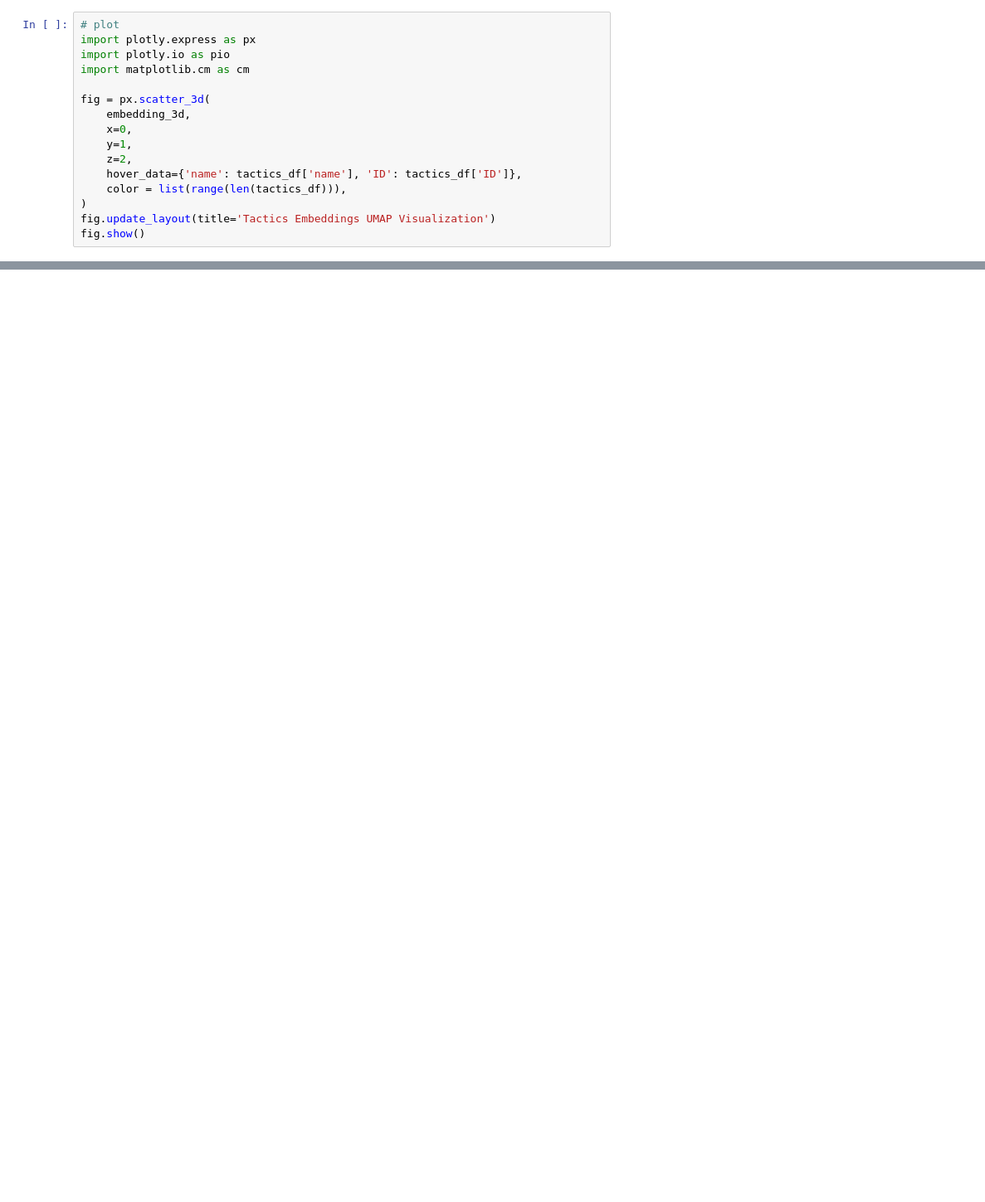
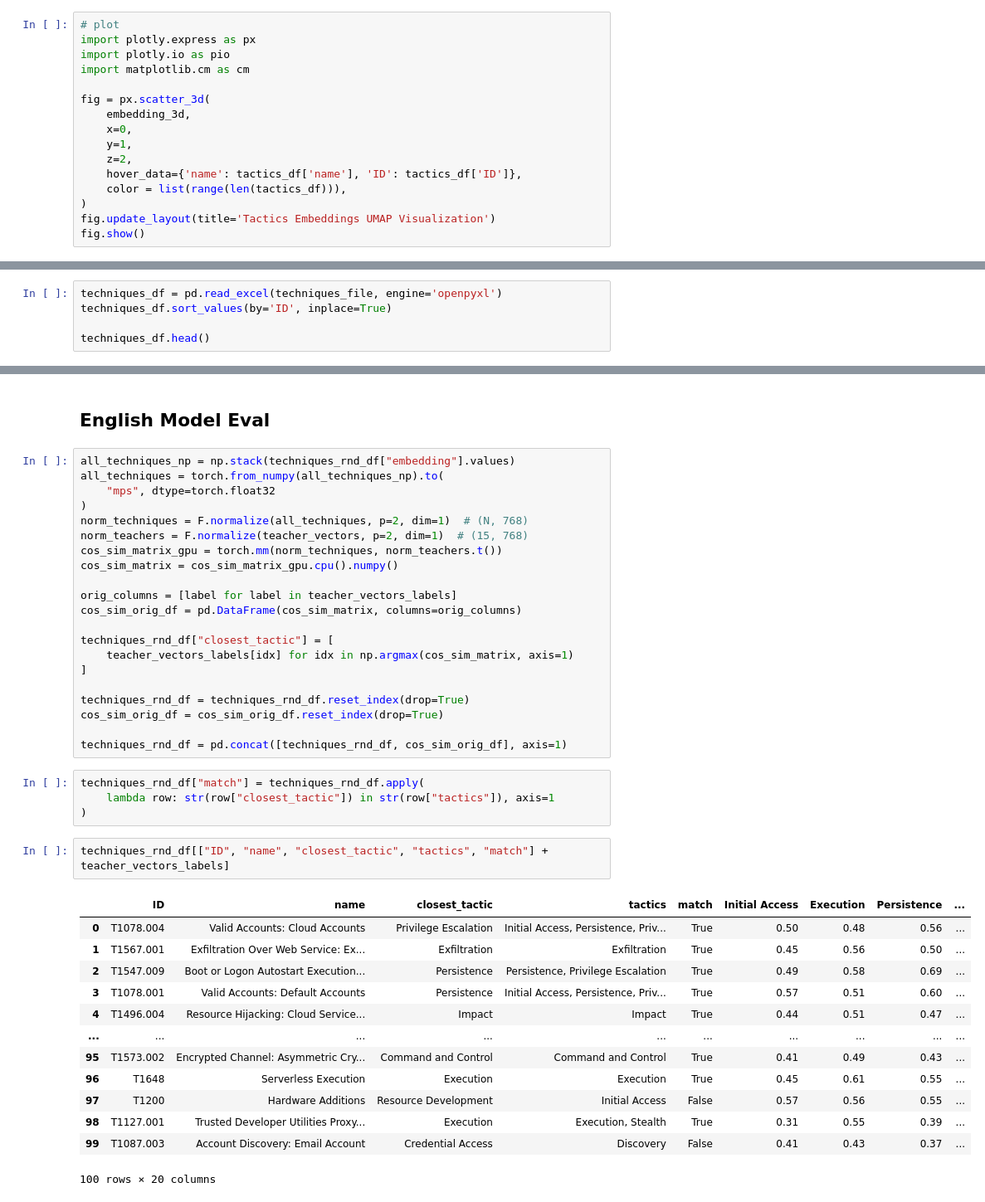
Before and after one commit to hsiaom26/Mitre_Manifold, a Jupyter notebook: mitre_corpus.ipynb, the cells around one changed output, grey strips where cells are left out. Shown at 83% size. Cells and saved outputs as stored; diff of their text form; blank space fills up the shorter version.

```diff
--- a/mitre_corpus.ipynb
+++ b/mitre_corpus.ipynb
@@ -67,0 +142,5 @@ teacher_subspace.len()
+# %%
+techniques_df = pd.read_excel(techniques_file, engine='openpyxl')
+techniques_df.sort_values(by='ID', inplace=True)
+
+techniques_df.head()
@@ -67,0 +170,43 @@ teacher_subspace.len()
+# %% [markdown]
+## English Model Eval
+# %%
+all_techniques_np = np.stack(techniques_rnd_df["embedding"].values)
+all_techniques = torch.from_numpy(all_techniques_np).to(
+    "mps", dtype=torch.float32
+)
+norm_techniques = F.normalize(all_techniques, p=2, dim=1)  # (N, 768)
+norm_teachers = F.normalize(teacher_vectors, p=2, dim=1)  # (15, 768)
+cos_sim_matrix_gpu = torch.mm(norm_techniques, norm_teachers.t())
+cos_sim_matrix = cos_sim_matrix_gpu.cpu().numpy()
+
+orig_columns = [label for label in teacher_vectors_labels]
+cos_sim_orig_df = pd.DataFrame(cos_sim_matrix, columns=orig_columns)
+
+techniques_rnd_df["closest_tactic"] = [
+    teacher_vectors_labels[idx] for idx in np.argmax(cos_sim_matrix, axis=1)
+]
+
+techniques_rnd_df = techniques_rnd_df.reset_index(drop=True)
+cos_sim_orig_df = cos_sim_orig_df.reset_index(drop=True)
+
+techniques_rnd_df = pd.concat([techniques_rnd_df, cos_sim_orig_df], axis=1)
+# %%
+techniques_rnd_df["match"] = techniques_rnd_df.apply(
+    lambda row: str(row["closest_tactic"]) in str(row["tactics"]), axis=1
+)
+# %%
+techniques_rnd_df[["ID", "name", "closest_tactic", "tactics", "match"] + teacher_vectors_labels]
+# %% [output]
+|  | ID | name | closest_tactic | tactics | match | Initial Access | Execution | Persistence | ... |
+| 0 | T1078.004 | Valid Accounts: Cloud Accounts | Privilege Escalation | Initial Access, Persistence, Priv... | True | 0.50 | 0.48 | 0.56 | ... |
+| 1 | T1567.001 | Exfiltration Over Web Service: Ex... | Exfiltration | Exfiltration | True | 0.45 | 0.56 | 0.50 | ... |
+| 2 | T1547.009 | Boot or Logon Autostart Execution... | Persistence | Persistence, Privilege Escalation | True | 0.49 | 0.58 | 0.69 | ... |
+| 3 | T1078.001 | Valid Accounts: Default Accounts | Persistence | Initial Access, Persistence, Priv... | True | 0.57 | 0.51 | 0.60 | ... |
+| 4 | T1496.004 | Resource Hijacking: Cloud Service... | Impact | Impact | True | 0.44 | 0.51 | 0.47 | ... |
+| ... | ... | ... | ... | ... | ... | ... | ... | ... | ... |
+| 95 | T1573.002 | Encrypted Channel: Asymmetric Cry... | Command and Control | Command and Control | True | 0.41 | 0.49 | 0.43 | ... |
+| 96 | T1648 | Serverless Execution | Execution | Execution | True | 0.45 | 0.61 | 0.55 | ... |
+| 97 | T1200 | Hardware Additions | Resource Development | Initial Access | False | 0.57 | 0.56 | 0.55 | ... |
+| 98 | T1127.001 | Trusted Developer Utilities Proxy... | Execution | Execution, Stealth | True | 0.31 | 0.55 | 0.39 | ... |
+| 99 | T1087.003 | Account Discovery: Email Account | Credential Access | Discovery | False | 0.41 | 0.43 | 0.37 | ... |
+100 rows × 20 columns
```
Also changed, not shown: parts of 25 cells of this notebook, 2 other files.
